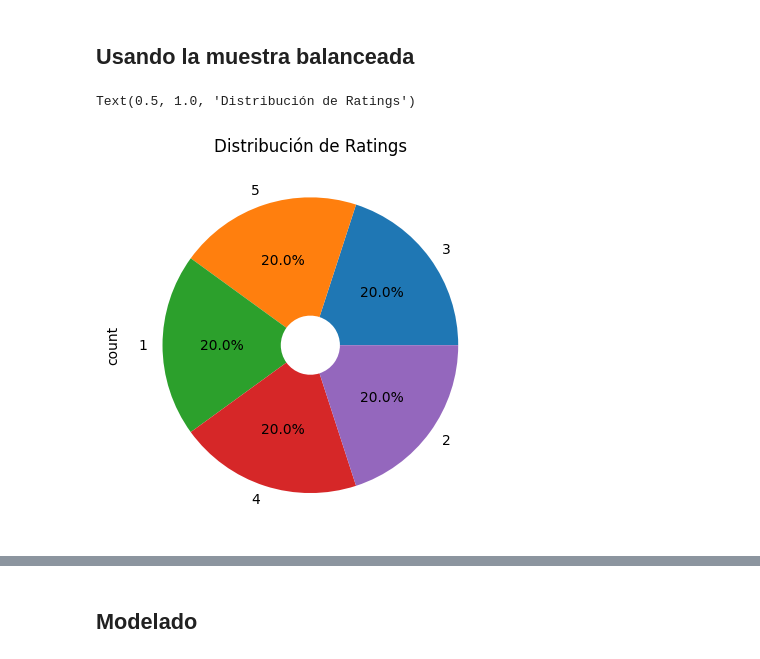
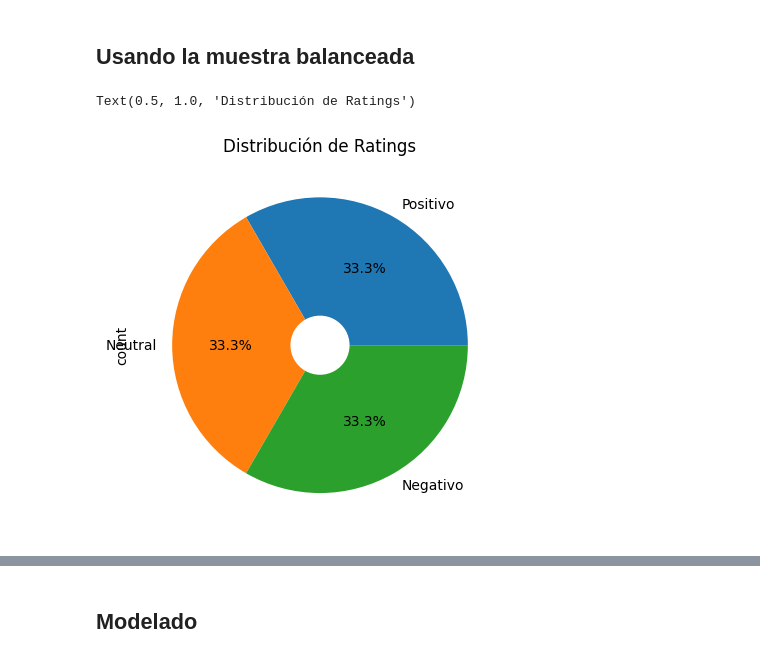
Before and after one commit to KarimS21/-CC219-TP-TF-2024-2, a Jupyter notebook: ApliDataScienceTF.ipynb, the cells around one changed output, grey strips where cells are left out. Drawn from its saved outputs; the diff is of its cells as text; code cells hidden in the pictures.

```diff
--- a/ApliDataScienceTF.ipynb
+++ b/ApliDataScienceTF.ipynb
@@ -141,11 +157,11 @@ df2
 #df2.to_csv("data/AmazonProductReview.csv", index=False)
 df2 = pd.read_csv("data/AmazonProductReview.csv")
 # %%
-df2["Score"].value_counts().plot(kind ="pie" , autopct='%1.1f%%', explode=(0,0,0,0,0), wedgeprops=dict(width=0.8))
+df2["Sentimiento"].value_counts().plot(kind ="pie" , autopct='%1.1f%%', explode=(0,0,0), wedgeprops=dict(width=0.8))
 plt.title("Distribución de Ratings")
 # %% [output]
 Text(0.5, 1.0, 'Distribución de Ratings')
-[figure, old version]
+[figure, new version]
 # %%
 df2.info()
 # %% [output]
```
Also changed, not shown: parts of 33 cells of this notebook, 3 other files.
